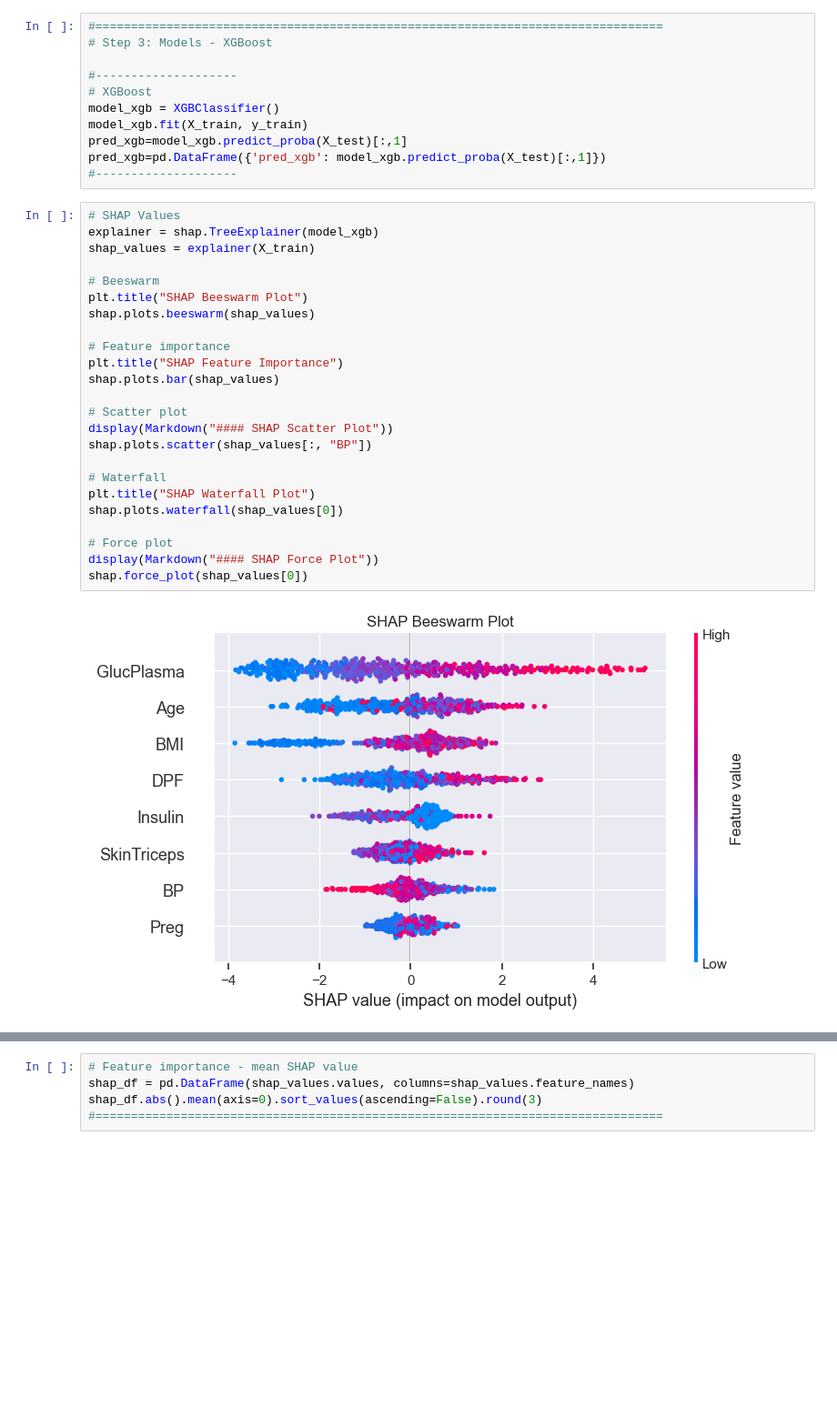
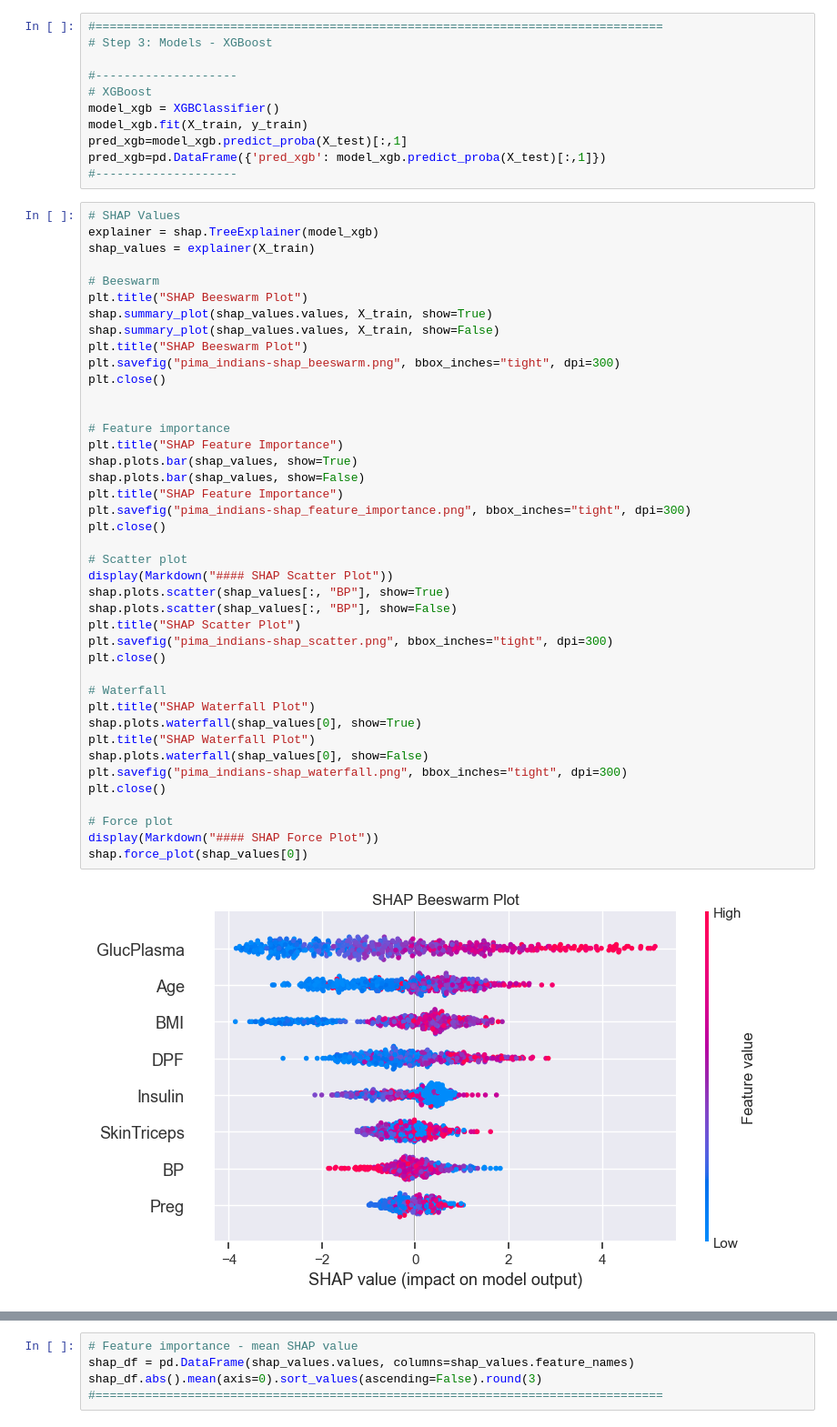
Before and after one commit to MarkThackham/MarkThackham.github.io, a Jupyter notebook: Portfolio/machine-learning/pima-indians/machine-learning-pima-indians.ipynb, the cells around one changed output, grey strips where cells are left out. Shown at 91% size. Cells and saved outputs as stored; diff of their text form; blank space fills up the shorter version.

```diff
--- a/Portfolio/machine-learning/pima-indians/machine-learning-pima-indians.ipynb
+++ b/Portfolio/machine-learning/pima-indians/machine-learning-pima-indians.ipynb
@@ -165,29 +169,46 @@ pred_xgb=pd.DataFrame({'pred_xgb': model_xgb.predict_proba(X_test)[:,1]})
 # %%
 # SHAP Values
 explainer = shap.TreeExplainer(model_xgb)
 shap_values = explainer(X_train)
 
 # Beeswarm
 plt.title("SHAP Beeswarm Plot")
-shap.plots.beeswarm(shap_values)
+shap.summary_plot(shap_values.values, X_train, show=True)
+shap.summary_plot(shap_values.values, X_train, show=False)
+plt.title("SHAP Beeswarm Plot")
+plt.savefig("pima_indians-shap_beeswarm.png", bbox_inches="tight", dpi=300)
+plt.close()
+
 
 # Feature importance
 plt.title("SHAP Feature Importance")
-shap.plots.bar(shap_values)
+shap.plots.bar(shap_values, show=True)
+shap.plots.bar(shap_values, show=False)
+plt.title("SHAP Feature Importance")
+plt.savefig("pima_indians-shap_feature_importance.png", bbox_inches="tight", dpi=300)
+plt.close()
 
 # Scatter plot
 display(Markdown("#### SHAP Scatter Plot"))
-shap.plots.scatter(shap_values[:, "BP"])
+shap.plots.scatter(shap_values[:, "BP"], show=True)
+shap.plots.scatter(shap_values[:, "BP"], show=False)
+plt.title("SHAP Scatter Plot")
+plt.savefig("pima_indians-shap_scatter.png", bbox_inches="tight", dpi=300)
+plt.close()
 
 # Waterfall
 plt.title("SHAP Waterfall Plot")
-shap.plots.waterfall(shap_values[0])
+shap.plots.waterfall(shap_values[0], show=True)
+plt.title("SHAP Waterfall Plot")
+shap.plots.waterfall(shap_values[0], show=False)
+plt.savefig("pima_indians-shap_waterfall.png", bbox_inches="tight", dpi=300)
+plt.close()
 
 # Force plot
 display(Markdown("#### SHAP Force Plot"))
 shap.force_plot(shap_values[0])
 # %% [output]
-[figure, old version]
+[figure, new version]
 [figure]
 #### SHAP Scatter Plot
 [figure]
```
Also changed, not shown: parts of 2 cells of this notebook, 6 other files.
